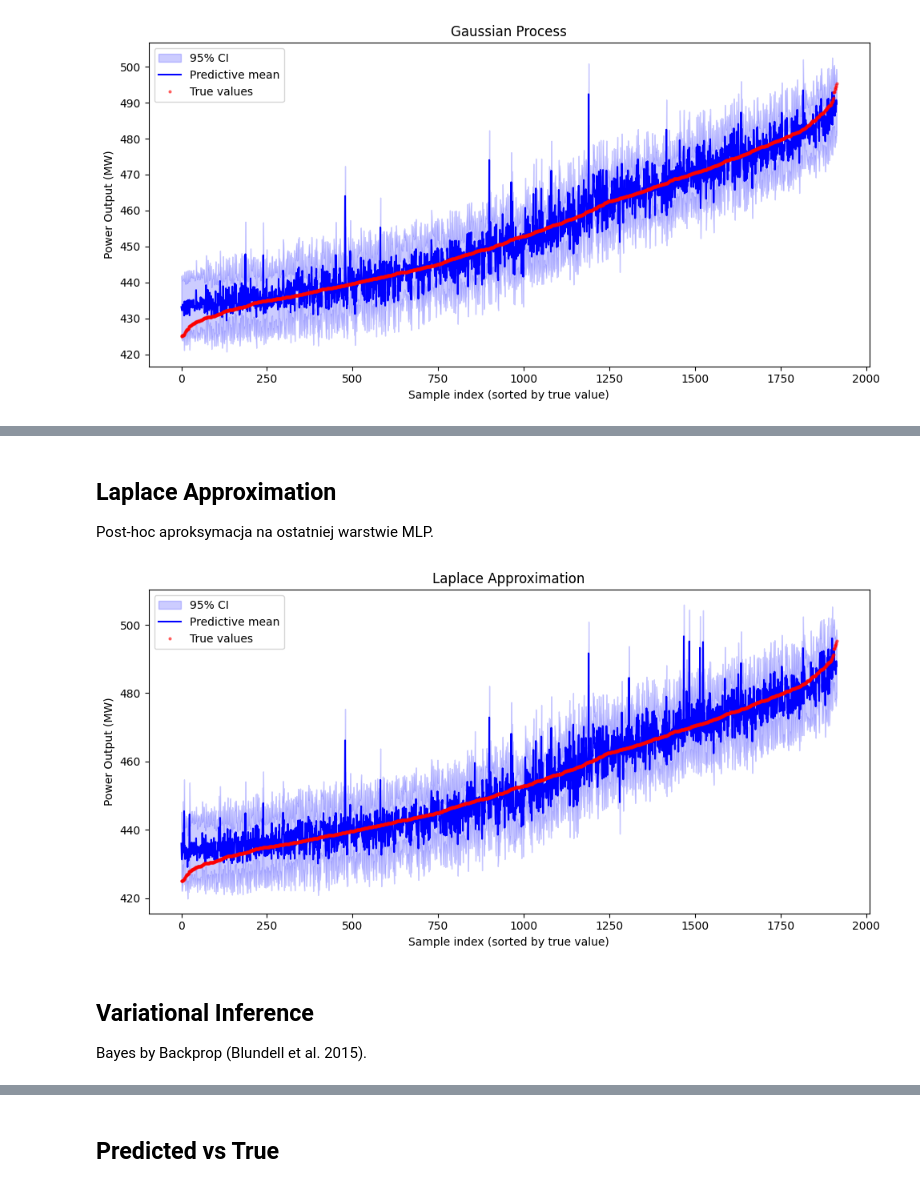
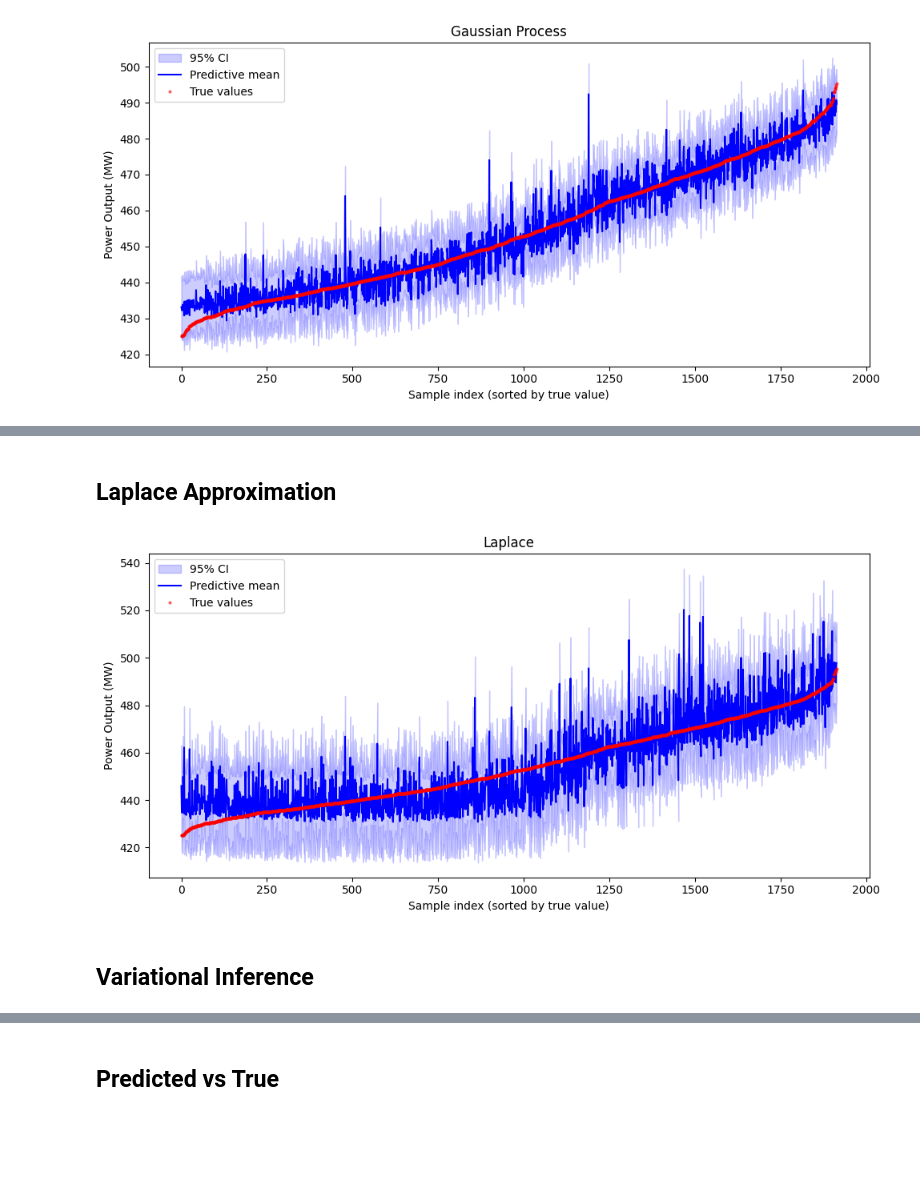
Before and after one commit to MichalKocwa/ml-uncertainty-msc, a Jupyter notebook: notebooks/power_plant.ipynb, the cells around one changed output, grey strips where cells are left out. Saved outputs shown, nothing was run; the diff lists cells and outputs as text; code cells hidden in the pictures; blank space fills up the shorter version.

```diff
--- a/notebooks/power_plant.ipynb
+++ b/notebooks/power_plant.ipynb
@@ -57,14 +53,12 @@ plot_sorted_predictions(y_test, ens_mean, ens_std, "Deep Ensemble", "Power Outpu
 # %% [markdown]
 ## Laplace Approximation
-Post-hoc aproksymacja na ostatniej warstwie MLP.
 # %%
-#TODO : użyć gotowej bilbioteki
-nn_laplace = train_mlp(X_train, y_train, epochs=1000)
-la_mean, la_std = laplace_predict(nn_laplace, X_train, y_train, X_test)
-plot_sorted_predictions(y_test, la_mean, la_std, "Laplace Approximation", "Power Output (MW)")
+nn = train_mlp(X_train, y_train, epochs=1000)
+
+la_ll_mean, la_ll_std = laplace_ll_predict(nn, X_train, y_train, X_test)
+plot_sorted_predictions(y_test, la_ll_mean, la_ll_std, "Laplace", "Power Output (MW)")
 # %% [output]
-[figure, old version]
+[figure, new version]
 # %% [markdown]
 ## Variational Inference
-Bayes by Backprop (Blundell et al. 2015).
 # %%
```
Also changed, not shown: parts of 8 cells of this notebook, 6 other files.
